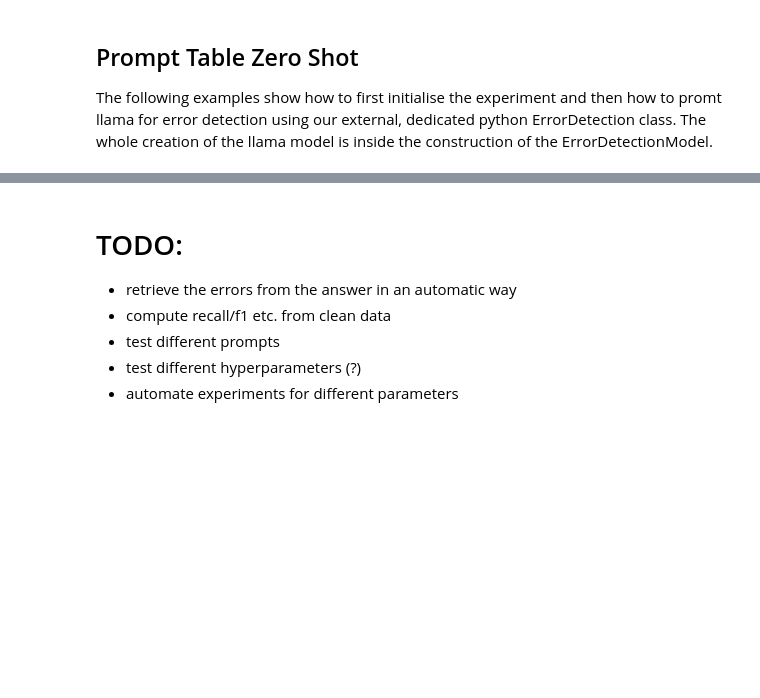
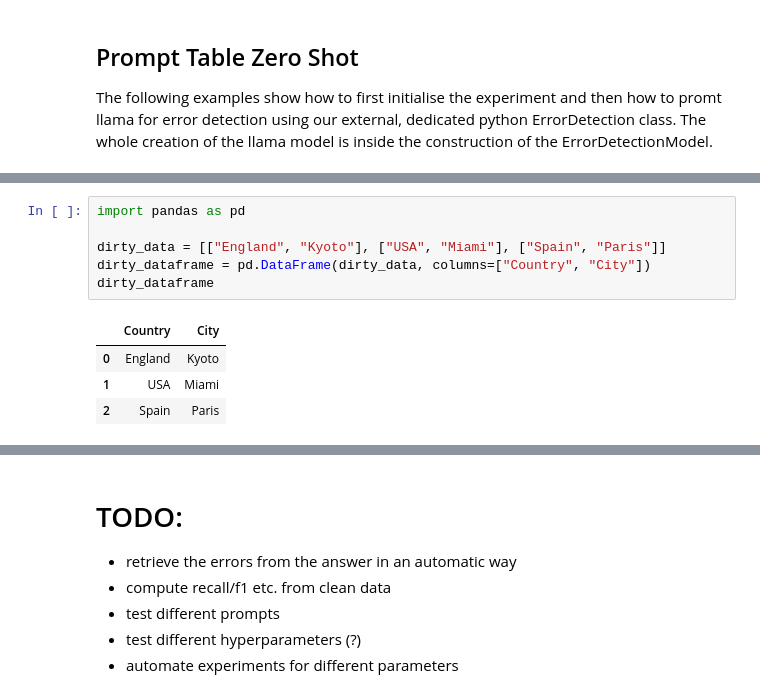
Before and after one commit to janekprange/BDT-Data, a Jupyter notebook: experiments.ipynb, the cells around one changed output, grey strips where cells are left out. Cells and saved outputs as stored; diff of their text form; blank space fills up the shorter version.

```diff
--- a/experiments.ipynb
+++ b/experiments.ipynb
@@ -316,0 +205,11 @@ print(hospital_few_shot_score)
+# %%
+import pandas as pd
+
+dirty_data = [["England", "Kyoto"], ["USA", "Miami"], ["Spain", "Paris"]]
+dirty_dataframe = pd.DataFrame(dirty_data, columns=["Country", "City"])
+dirty_dataframe
+# %% [output]
+|  | Country | City |
+| 0 | England | Kyoto |
+| 1 | USA | Miami |
+| 2 | Spain | Paris |
```
Also changed, not shown: parts of 54 cells of this notebook, 2 other files.
